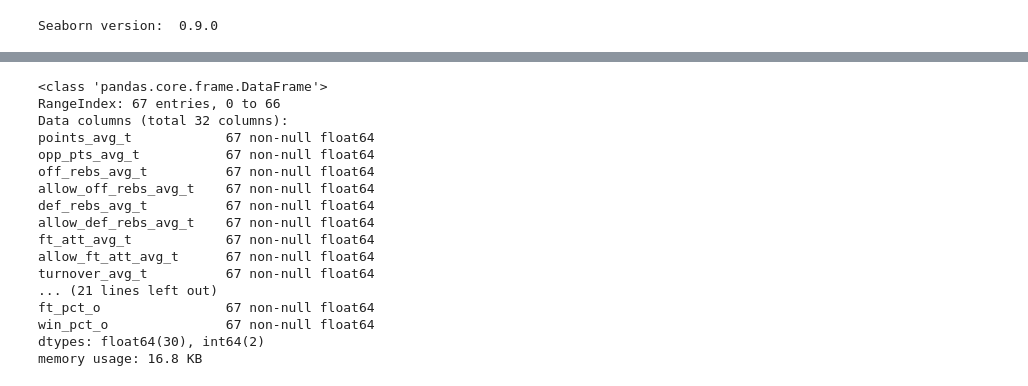
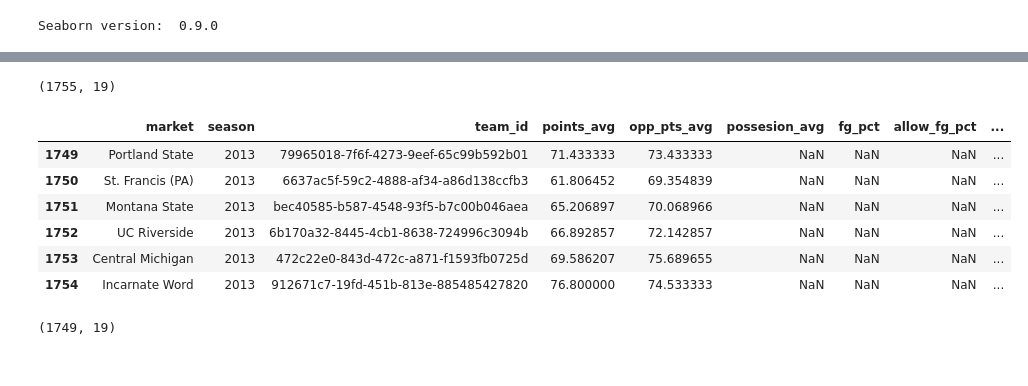
Before and after one commit to chipk215/ncaa_basketball, a Jupyter notebook: Tournament_Model_LR.ipynb, the cells around one changed output, grey strips where cells are left out. Drawn from its saved outputs; the diff is of its cells as text; code cells hidden in the pictures.

```diff
--- a/Tournament_Model_LR.ipynb
+++ b/Tournament_Model_LR.ipynb
@@ -292,51 +15,0 @@ tourn_games
-# %%
-numeric_feature_to_scale = ['points_avg_t','opp_pts_avg_t',
-                            'off_rebs_avg_t','allow_off_rebs_avg_t',
-                            'def_rebs_avg_t','allow_def_rebs_avg_t',
-                            'ft_att_avg_t','allow_ft_att_avg_t',
-                            'turnover_avg_t','take_away_avg_t',
-                            'off_rating_t',
-                            'points_avg_o','opp_pts_avg_o',
-                            'off_rebs_avg_o','allow_off_rebs_avg_o',
-                            'def_rebs_avg_o','allow_def_rebs_avg_o',
-                            'ft_att_avg_o','allow_ft_att_avg_o',
-                            'turnover_avg_o','take_away_avg_o',
-                            'off_rating_o']
-
-game_data_scale = tourn_games[numeric_feature_to_scale].copy()
-scaler =StandardScaler()
-scaled_features = scaler.fit_transform(game_data_scale.values)
-scaled_df = pd.DataFrame(scaled_features, index=game_data_scale.index, columns=game_data_scale.columns)
-
-# Add the categorical columns and previously scaled numerics
-scaled_df['team_seed'] = tourn_games['team_seed']
-scaled_df['opp_team_seed'] = tourn_games['opp_team_seed']
-scaled_df['fg_pct_t'] = tourn_games['fg_pct_t']
-scaled_df['allow_fg_pct_t'] = tourn_games['allow_fg_pct_t']
-scaled_df['ft_pct_t'] = tourn_games['ft_pct_t']
-scaled_df['win_pct_t'] = tourn_games['win_pct_t']
-
-scaled_df['fg_pct_o'] = tourn_games['fg_pct_o']
-scaled_df['allow_fg_pct_o'] = tourn_games['allow_fg_pct_o']
-scaled_df['ft_pct_o'] = tourn_games['ft_pct_o']
-scaled_df['win_pct_o'] = tourn_games['win_pct_o']
-
-scaled_df.info()
-# %% [output]
-<class 'pandas.core.frame.DataFrame'>
-RangeIndex: 67 entries, 0 to 66
-Data columns (total 32 columns):
-points_avg_t            67 non-null float64
-opp_pts_avg_t           67 non-null float64
-off_rebs_avg_t          67 non-null float64
-allow_off_rebs_avg_t    67 non-null float64
-def_rebs_avg_t          67 non-null float64
-allow_def_rebs_avg_t    67 non-null float64
-ft_att_avg_t            67 non-null float64
-allow_ft_att_avg_t      67 non-null float64
-turnover_avg_t          67 non-null float64
-... (21 lines left out)
-ft_pct_o                67 non-null float64
-win_pct_o               67 non-null float64
-dtypes: float64(30), int64(2)
-memory usage: 16.8 KB
@@ -345,0 +16,24 @@ y= tourn_games['game_result']
+# %%
+#read in cumulative team data from seasons 2013 to 2017
+#Note season indicates start of season, e.g. 2013 to 2014, the corresponding tournament season is 1 greater than this value
+# The tournament season for season 2013 is 2014
+summary_data = pd.read_csv('season_sum_cumulative.csv')
+print(summary_data.shape)
+
+#display rows with NaNs
+summary_data[summary_data.isnull().any(axis=1)]
+# %% [output]
+(1755, 19)
+|  | market | season | team_id | points_avg | opp_pts_avg | possesion_avg | fg_pct | allow_fg_pct | ... |
+| 1749 | Portland State | 2013 | 79965018-7f6f-4273-9eef-65c99b592b01 | 71.433333 | 73.433333 | NaN | NaN | NaN | ... |
+| 1750 | St. Francis (PA) | 2013 | 6637ac5f-59c2-4888-af34-a86d138ccfb3 | 61.806452 | 69.354839 | NaN | NaN | NaN | ... |
+| 1751 | Montana State | 2013 | bec40585-b587-4548-93f5-b7c00b046aea | 65.206897 | 70.068966 | NaN | NaN | NaN | ... |
+| 1752 | UC Riverside | 2013 | 6b170a32-8445-4cb1-8638-724996c3094b | 66.892857 | 72.142857 | NaN | NaN | NaN | ... |
+| 1753 | Central Michigan | 2013 | 472c22e0-843d-472c-a871-f1593fb0725d | 69.586207 | 75.689655 | NaN | NaN | NaN | ... |
+| 1754 | Incarnate Word | 2013 | 912671c7-19fd-451b-813e-885485427820 | 76.800000 | 74.533333 | NaN | NaN | NaN | ... |
+# %%
+#drop records with NaNs
+summary_data.dropna(inplace=True)
+print(summary_data.shape)
+# %% [output]
+(1749, 19)
```
Also changed, not shown: parts of 41 cells of this notebook, 2 other files.
